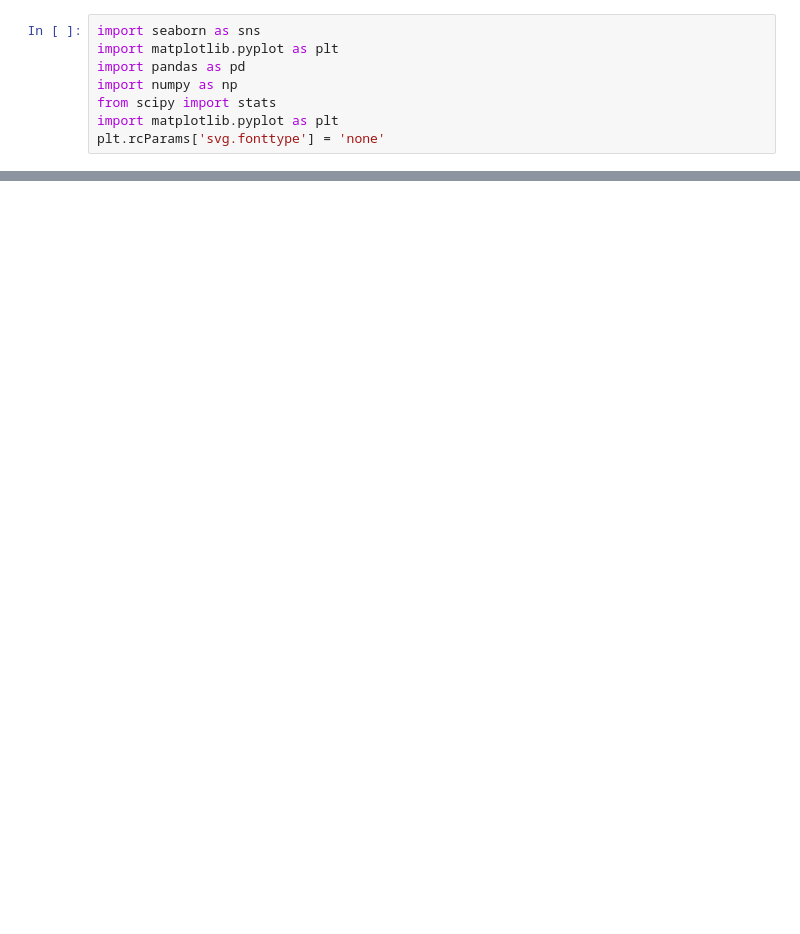
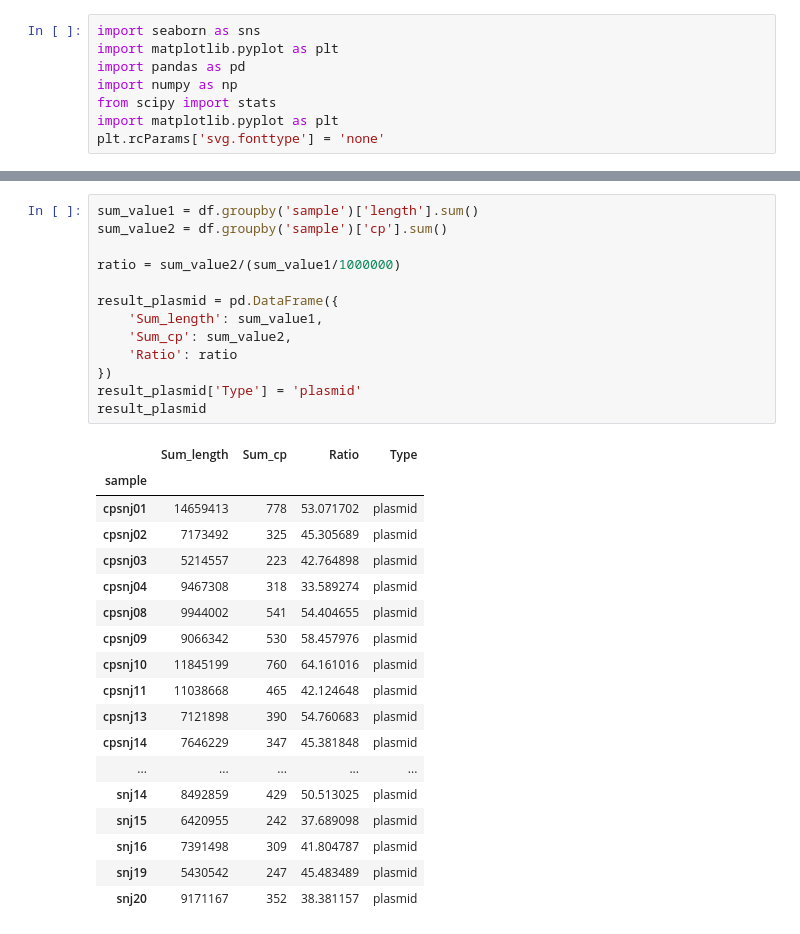
Before and after one commit to BigDataBiology/Duan2026_urban_soil, a Jupyter notebook: analysis/figure6/figure6.ipynb, the cells around one changed output, grey strips where cells are left out. Drawn from its saved outputs; the diff is of its cells as text; blank space fills up the shorter version.

```diff
--- a/analysis/figure6/figure6.ipynb
+++ b/analysis/figure6/figure6.ipynb
@@ -51,0 +75,32 @@ ax.set_xlabel('')
+# %%
+sum_value1 = df.groupby('sample')['length'].sum()
+sum_value2 = df.groupby('sample')['cp'].sum()
+
+ratio = sum_value2/(sum_value1/1000000)
+
+result_plasmid = pd.DataFrame({
+    'Sum_length': sum_value1,
+    'Sum_cp': sum_value2,
+    'Ratio': ratio
+})
+result_plasmid['Type'] = 'plasmid'
+result_plasmid
+# %% [output]
+|  | Sum_length | Sum_cp | Ratio | Type |
+| sample |  |  |  |  |
+| cpsnj01 | 14659413 | 778 | 53.071702 | plasmid |
+| cpsnj02 | 7173492 | 325 | 45.305689 | plasmid |
+| cpsnj03 | 5214557 | 223 | 42.764898 | plasmid |
+| cpsnj04 | 9467308 | 318 | 33.589274 | plasmid |
+| cpsnj08 | 9944002 | 541 | 54.404655 | plasmid |
+| cpsnj09 | 9066342 | 530 | 58.457976 | plasmid |
+| cpsnj10 | 11845199 | 760 | 64.161016 | plasmid |
+| cpsnj11 | 11038668 | 465 | 42.124648 | plasmid |
+| cpsnj13 | 7121898 | 390 | 54.760683 | plasmid |
+| cpsnj14 | 7646229 | 347 | 45.381848 | plasmid |
+| ... | ... | ... | ... | ... |
+| snj14 | 8492859 | 429 | 50.513025 | plasmid |
+| snj15 | 6420955 | 242 | 37.689098 | plasmid |
+| snj16 | 7391498 | 309 | 41.804787 | plasmid |
+| snj19 | 5430542 | 247 | 45.483489 | plasmid |
+| snj20 | 9171167 | 352 | 38.381157 | plasmid |
```
Also changed, not shown: parts of 7 cells of this notebook, 13 other files.
